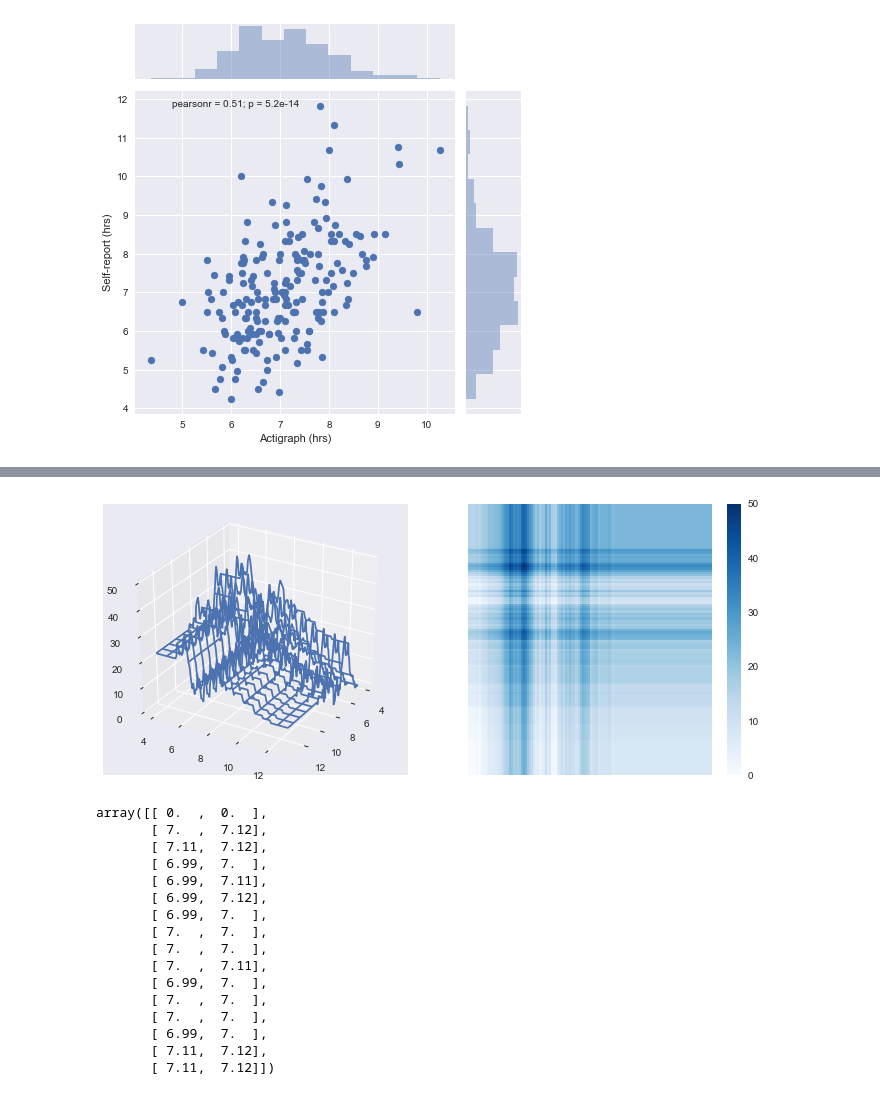
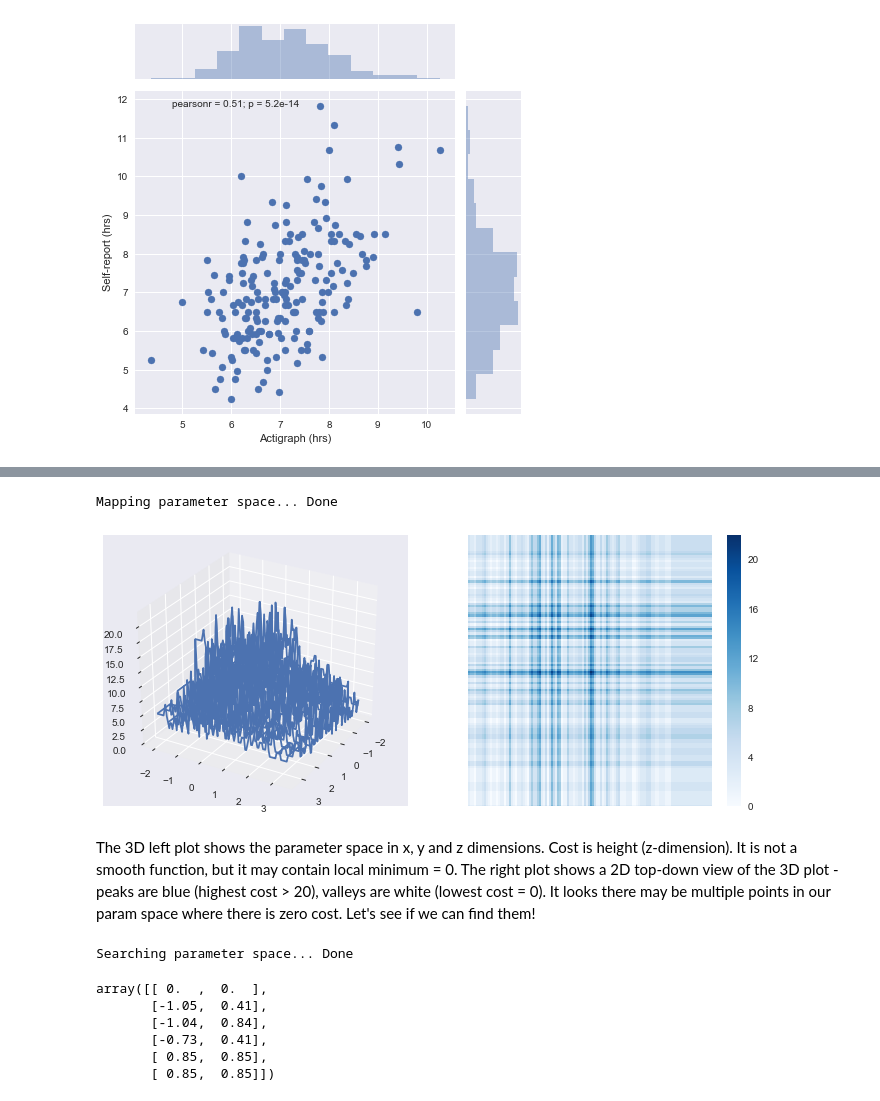
Before and after one commit to datarichard/optimize-split, a Jupyter notebook: Visualize-optimize.ipynb, the cells around one changed output, grey strips where cells are left out. Drawn from its saved outputs; the diff is of its cells as text; code cells hidden in the pictures.

Commit message:
fixed optimization for z-scores

```diff
--- a/Visualize-optimize.ipynb
+++ b/Visualize-optimize.ipynb
@@ -71,0 +57,6 @@ print(x.max(),x_t.max(),y.max(),y_t.max())
+# %%
+# Add a z-score transform
+x_z = stats.zscore(x) # Actigraph z-scores
+y_z = stats.zscore(y) # Self-report z-scores
+d = np.asarray([x_z,y_z]).T # create an array
+d.shape
@@ -130,51 +103,62 @@ Z.shape
 # %%
 from mpl_toolkits.mplot3d import axes3d
-import matplotlib.animation
+
+lower_bound = max(x_z.min(),y_z.min()) # lower boundary of our param space
+upper_bound = min(x_z.max(),y_z.max()) # upper boundary of our param space
+
+# Initialising x- and y-dimensions of our param space
+xx = np.linspace(lower_bound,upper_bound,num=120)
+yy = np.linspace(lower_bound,upper_bound,num=120)
+Z = np.empty([len(xx),len(yy)])
+
+# finding the cost over our param space (i.e., z-dimension)
+print('Mapping parameter space...',end='')
+for row,i in enumerate(xx):
+    for col,j in enumerate(yy):
+        Z[row,col] = split_cost(params=[i,j], minpercent=1, array=d) # cost over param space
+
+print(' Done')
+
+# Plotting x, y and z
 %matplotlib inline
-
 X = np.tile(xx,(120,1))
 Y = np.tile(yy,(120,1))
 Y = Y.T
 
 fig = pl.figure(figsize=(12,5))
 ax = fig.add_subplot(121, projection='3d')
 ax.plot_wireframe(X, Y, Z, rstride=10, cstride=10)
 ax.view_init(30,30)
 
 ax = fig.add_subplot(122)
 ax = ss.heatmap(Z, cmap="Blues", xticklabels=False, yticklabels=False)
 pl.show()
 # %% [output]
+Mapping parameter space... Done
-[figure, old version]
+[figure, new version]
+# %% [markdown]
+The 3D left plot shows the parameter space in x, y and z dimensions. Cost is height (z-dimension). It is not a smooth function, but it may contain local minimum = 0. The right plot shows a 2D top-down view of the 3D plot - peaks are blue (highest cost > 20), valleys are white (lowest cost = 0). It looks there may be multiple points in our param space where there is zero cost. Let's see if we can find them!
 # %%
 from scipy.optimize import optimize
 result = np.asarray([0,0])
 result = result.reshape(1,2)
-lower = np.linspace(4, 13, num=100)
-upper = np.linspace(4, 13, num=100)
-for i in lower:
-    for j in upper:
+xdim = np.linspace(-1.28, 1.28, num=10)
+ydim = np.linspace(-1.28, 1.28, num=10)
+print('Searching parameter space...', end='')
+for i in xdim:
+    for j in ydim:
         minimum = optimize.fmin(split_cost, x0=([i,j]), disp=0)
-        if split_cost(minimum) < 1:
-            if minimum[0] < minimum[1]:
-                result = np.append(result,minimum.reshape(1,2), axis = 0)
+        if split_cost(minimum) < 1 & (minimum[0] < minimum[1]):
+            result = np.append(result,minimum.reshape(1,2), axis = 0)
+print(' Done')
 
 result
 #minimum = optimize.fmin(split_cost,[6,8])
 # %% [output]
-array([[ 0.  ,  0.  ],
-       [ 7.  ,  7.12],
-       [ 7.11,  7.12],
-       [ 6.99,  7.  ],
-       [ 6.99,  7.11],
-       [ 6.99,  7.12],
-       [ 6.99,  7.  ],
-       [ 7.  ,  7.  ],
-       [ 7.  ,  7.  ],
-       [ 7.  ,  7.11],
-       [ 6.99,  7.  ],
-       [ 7.  ,  7.  ],
-       [ 7.  ,  7.  ],
-       [ 6.99,  7.  ],
-       [ 7.11,  7.12],
-       [ 7.11,  7.12]])
+Searching parameter space... Done
+array([[ 0.  ,  0.  ],
+       [-1.05,  0.41],
+       [-1.04,  0.84],
+       [-0.73,  0.41],
+       [ 0.85,  0.85],
+       [ 0.85,  0.85]])
```
Also changed, not shown: parts of 17 cells of this notebook, 2 other files.
